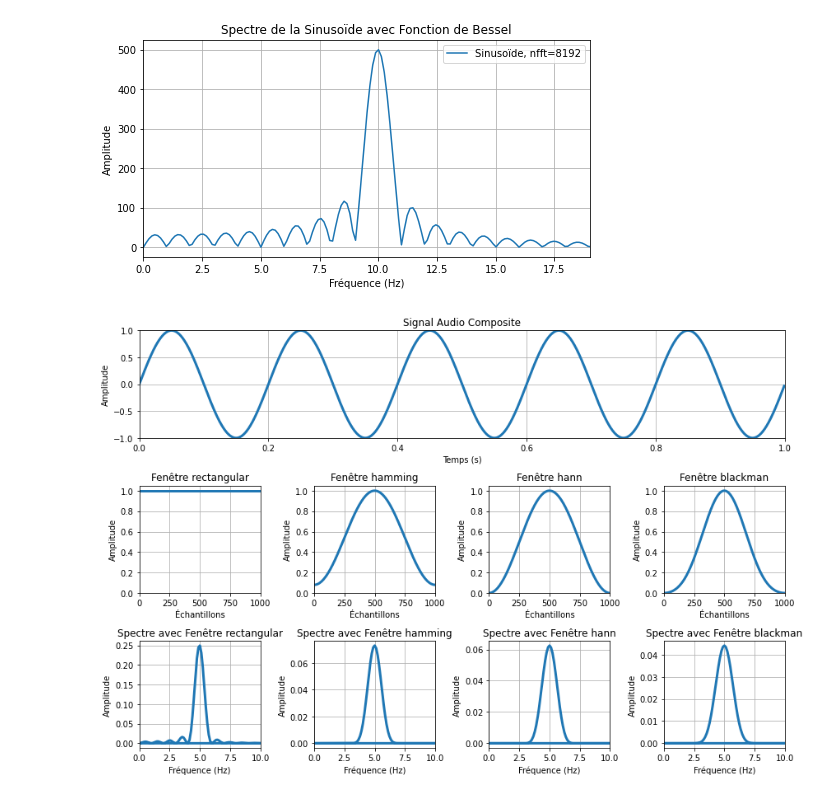
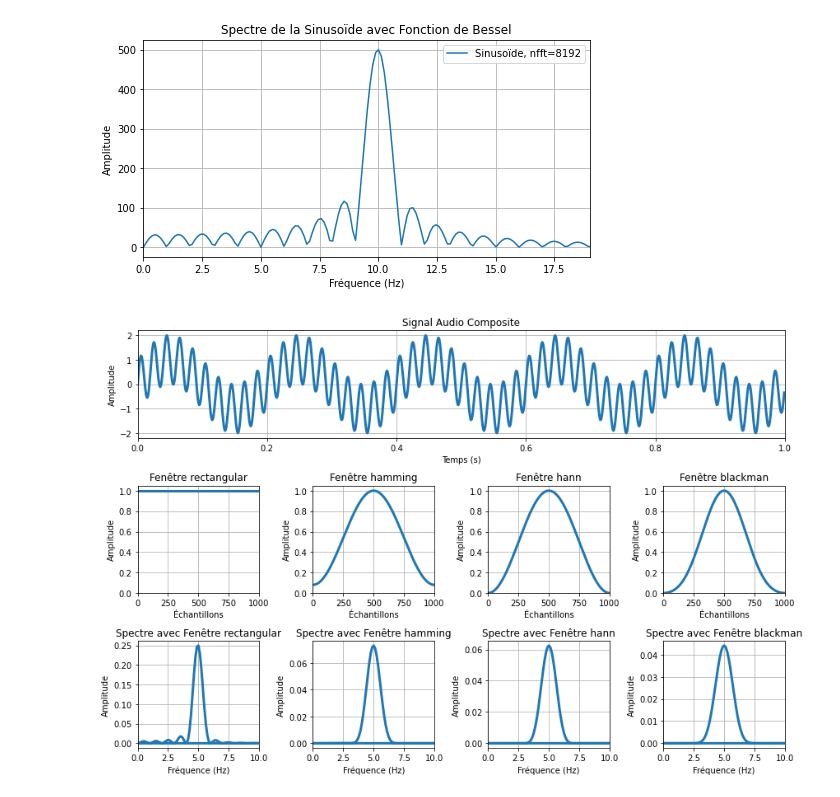
Before and after one commit to DeVerMyst/DEVIA2023, a Jupyter notebook: L_AUDIO/draw_plot.ipynb, the cells around one changed output. Cells and saved outputs as stored; diff of their text form; code cells hidden in the pictures.

```diff
--- a/L_AUDIO/draw_plot.ipynb
+++ b/L_AUDIO/draw_plot.ipynb
@@ -421,7 +421,7 @@ from scipy.signal import get_window, spectrogram
 # Paramètres
 duration = 1.0  # Durée totale du signal en secondes
 sample_rate = 1000  # Fréquence d'échantillonnage en Hz
-frequencies = [5]  # Fréquences des signaux dans les fenêtres
+frequencies = [5,50]  # Fréquences des signaux dans les fenêtres
 nfft = 4096*2
 # Générer un signal composé de plusieurs sinus à différentes fréquences
 t = np.linspace(0, duration, int(sample_rate * duration), endpoint=False)
@@ -441,32 +441,32 @@ plt.figure(figsize=(12, 8))
 plt.subplot(3, 1, 1)
 plt.plot(t, signal,lw=3)
 plt.title('Signal Audio Composite')
 plt.xlabel('Temps (s)')
 plt.ylabel('Amplitude')
 plt.xlim((0,1))
-plt.ylim((-1,1))
+# plt.ylim((-1,1))
 plt.grid()
 # Plot des différentes fenêtres temporelles
 for i, window_type in enumerate(window_types):
     plt.subplot(3, 4, i+5)
     plt.plot(windows[i],lw=3)
     plt.title(f'Fenêtre {window_type}')
     plt.xlabel('Échantillons')
     plt.ylabel('Amplitude')
     plt.xlim((0,1000))
     plt.ylim((0,1.05))
     plt.grid()
 
 # Plot des spectres pour chaque fenêtre
 for i, window_type in enumerate(window_types):
     plt.subplot(3, 4, i+9)
     plt.plot(np.fft.fftfreq(nfft, 1/sample_rate), spectra[i],lw=3)
     plt.title(f'Spectre avec Fenêtre {window_type}')
     plt.xlabel('Fréquence (Hz)')
     plt.ylabel('Amplitude')
     plt.xlim((0,10))
     plt.grid()
 plt.tight_layout()
 plt.show()
 # %% [output]
-[figure, old version]
+[figure, new version]
```
